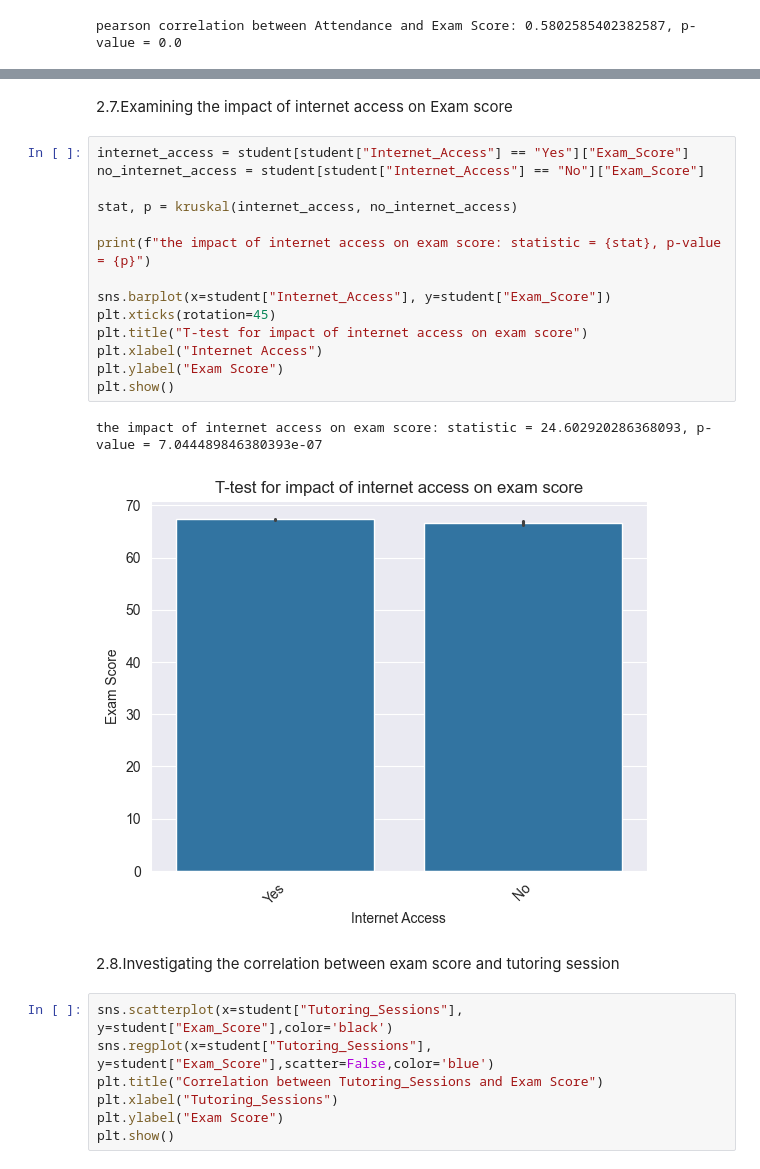
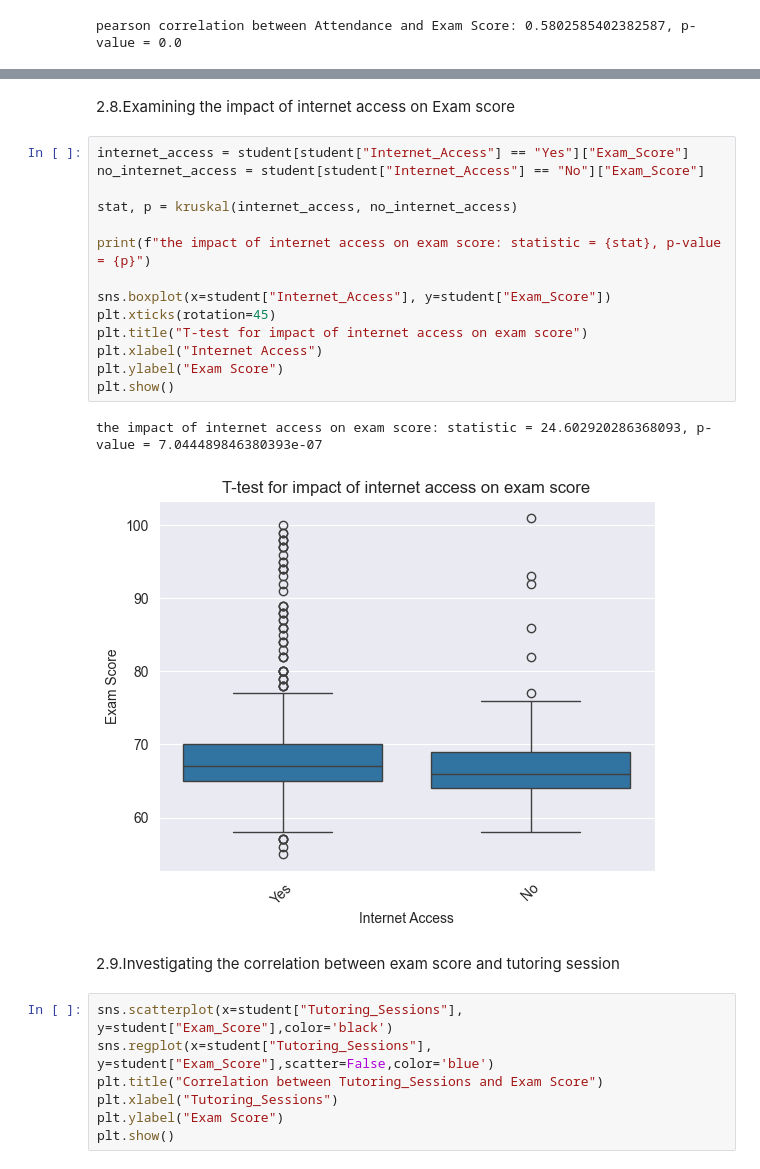
Before and after one commit to MohammadMahdiRazavi/Machine-Learning-Course, a Jupyter notebook: FirstAssignment/StudentPerformanceFactors.ipynb, the cells around one changed output, grey strips where cells are left out. Cells and saved outputs as stored; diff of their text form.

```diff
--- a/FirstAssignment/StudentPerformanceFactors.ipynb
+++ b/FirstAssignment/StudentPerformanceFactors.ipynb
@@ -222,24 +251,24 @@ T-test for impact of internet access on study hours: statistic = 0.5121655248886
 # %% [markdown]
-2.7.Examining the impact of internet access on Exam score
+2.8.Examining the impact of internet access on Exam score
 # %%
 internet_access = student[student["Internet_Access"] == "Yes"]["Exam_Score"]
 no_internet_access = student[student["Internet_Access"] == "No"]["Exam_Score"]
 
 stat, p = kruskal(internet_access, no_internet_access)
 
 print(f"the impact of internet access on exam score: statistic = {stat}, p-value = {p}")
 
-sns.barplot(x=student["Internet_Access"], y=student["Exam_Score"])
+sns.boxplot(x=student["Internet_Access"], y=student["Exam_Score"])
 plt.xticks(rotation=45)
 plt.title("T-test for impact of internet access on exam score")
 plt.xlabel("Internet Access")
 plt.ylabel("Exam Score")
 plt.show()
 # %% [output]
 the impact of internet access on exam score: statistic = 24.602920286368093, p-value = 7.044489846380393e-07
-[figure, old version]
+[figure, new version]
 # %% [markdown]
-2.8.Investigating the correlation between exam score and tutoring session
+2.9.Investigating the correlation between exam score and tutoring session
 # %%
 sns.scatterplot(x=student["Tutoring_Sessions"], y=student["Exam_Score"],color='black')
 sns.regplot(x=student["Tutoring_Sessions"], y=student["Exam_Score"],scatter=False,color='blue')
```
Also changed, not shown: parts of 20 cells of this notebook.
